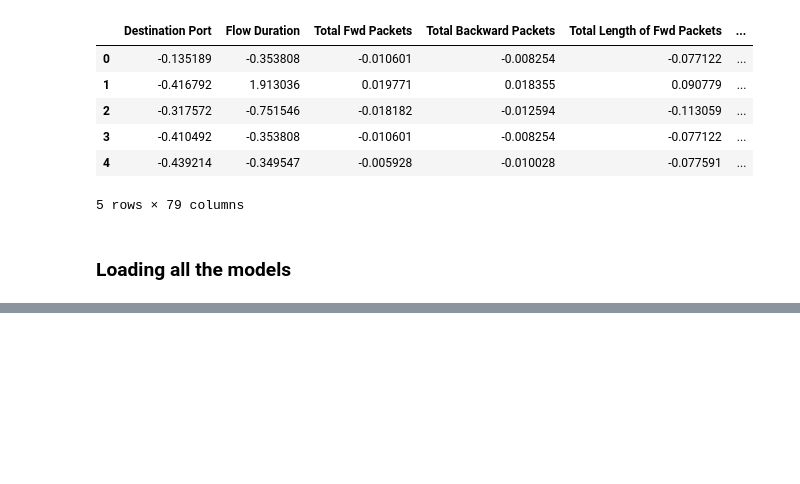
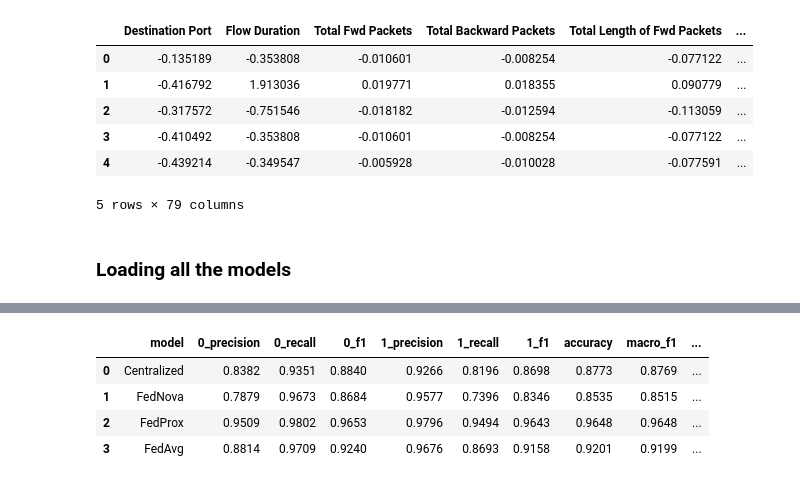
Before and after one commit to suzaladhikari/federated_learningIDS, a Jupyter notebook: modelevaluation.ipynb, the cells around one changed output, grey strips where cells are left out. Drawn from its saved outputs; the diff is of its cells as text; code cells hidden in the pictures; blank space fills up the shorter version.

```diff
--- a/modelevaluation.ipynb
+++ b/modelevaluation.ipynb
@@ -147,0 +148,88 @@ weighted avg       0.93      0.92      0.92    166948
+# %%
+def extract_metrics(model_name, y_true, y_pred, test_loss, test_accuracy):
+
+    report = classification_report(
+        y_true,
+        y_pred,
+        output_dict=True
+    )
+
+    return {
+        "model": model_name,
+
+        # Class 0 metrics
+        "0_precision": report["0"]["precision"],
+        "0_recall": report["0"]["recall"],
+        "0_f1": report["0"]["f1-score"],
+
+        # Class 1 metrics
+        "1_precision": report["1"]["precision"],
+        "1_recall": report["1"]["recall"],
+        "1_f1": report["1"]["f1-score"],
+
+        # Overall metrics
+        "accuracy": report["accuracy"],
+        "macro_f1": report["macro avg"]["f1-score"],
+        "weighted_f1": report["weighted avg"]["f1-score"],
+
+        # Test metrics
+        "test_loss": test_loss,
+        "test_accuracy": test_accuracy
+    }
+
+# Collect all model metrics
+results = []
+
+results.append(
+    extract_metrics(
+        "Centralized",
+        centralized_true_labels,
+        centralized_prediction,
+        centralized_test_loss,
+        centralized_accuracy
+    )
+)
+
+results.append(
+    extract_metrics(
+        "FedNova",
+        fed_nova_true_labels,
+        fed_nova_prediction,
+        fed_nova_test_loss,
+        fed_nova_accuracy
+    )
+)
+
+results.append(
+    extract_metrics(
+        "FedProx",
+        fed_prox_true_labels,
+        fed_prox_prediction,
+        fed_prox_test_loss,
+        fed_prox_accuracy
+    )
+)
+
+results.append(
+    extract_metrics(
+        "FedAvg",
+        fed_avg_true_labels,
+        fed_avg_prediction,
+        fed_avg_test_loss,
+        fed_avg_accuracy
+    )
+)
+
+# Create dataframe
+comparison_df = pd.DataFrame(results)
+
+# Optional: round values
+comparison_df = comparison_df.round(4)
+
+comparison_df.head(5)
+# %% [output]
+|  | model | 0_precision | 0_recall | 0_f1 | 1_precision | 1_recall | 1_f1 | accuracy | macro_f1 | ... |
+| 0 | Centralized | 0.8382 | 0.9351 | 0.8840 | 0.9266 | 0.8196 | 0.8698 | 0.8773 | 0.8769 | ... |
+| 1 | FedNova | 0.7879 | 0.9673 | 0.8684 | 0.9577 | 0.7396 | 0.8346 | 0.8535 | 0.8515 | ... |
+| 2 | FedProx | 0.9509 | 0.9802 | 0.9653 | 0.9796 | 0.9494 | 0.9643 | 0.9648 | 0.9648 | ... |
+| 3 | FedAvg | 0.8814 | 0.9709 | 0.9240 | 0.9676 | 0.8693 | 0.9158 | 0.9201 | 0.9199 | ... |
```
Also changed, not shown: parts of 6 cells of this notebook.
